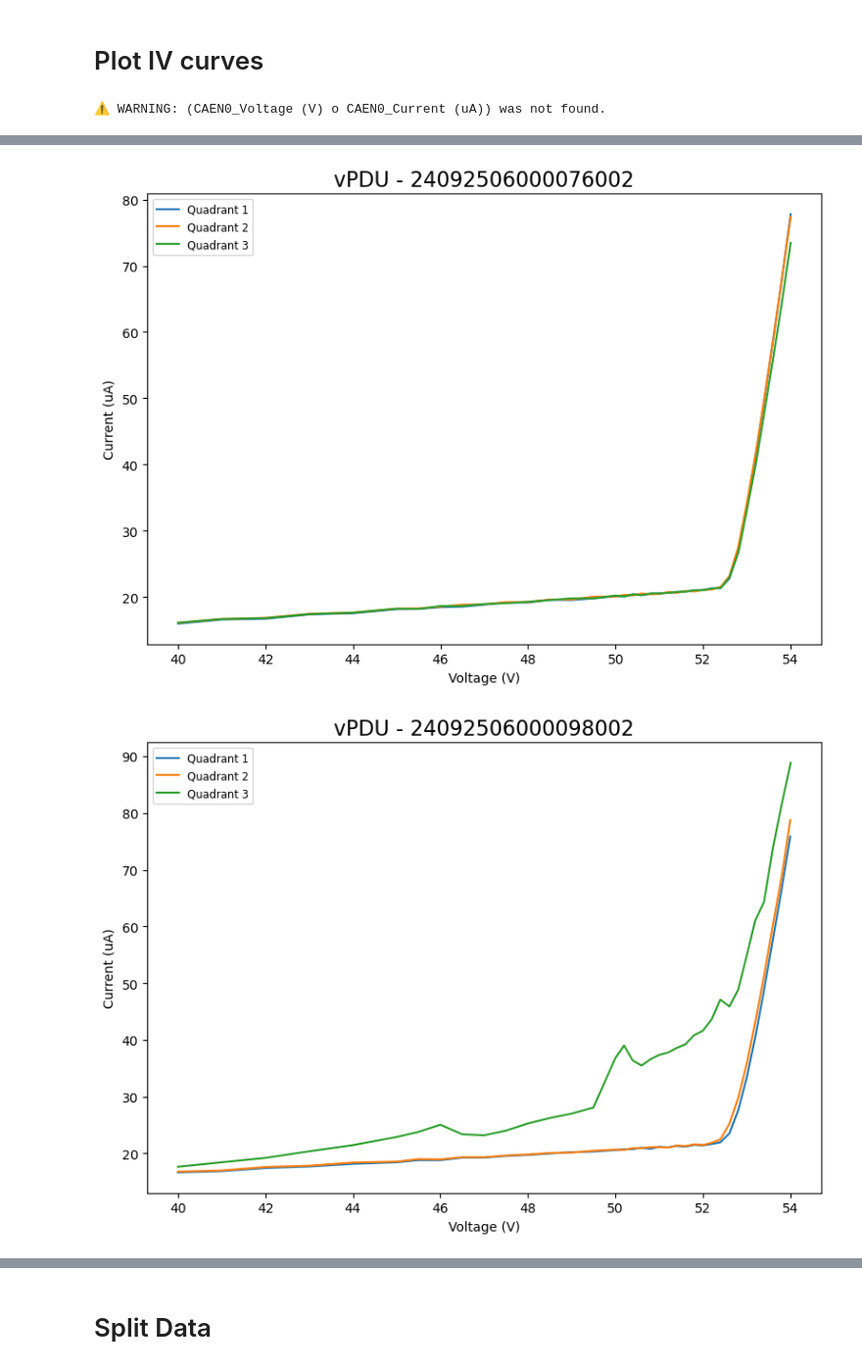
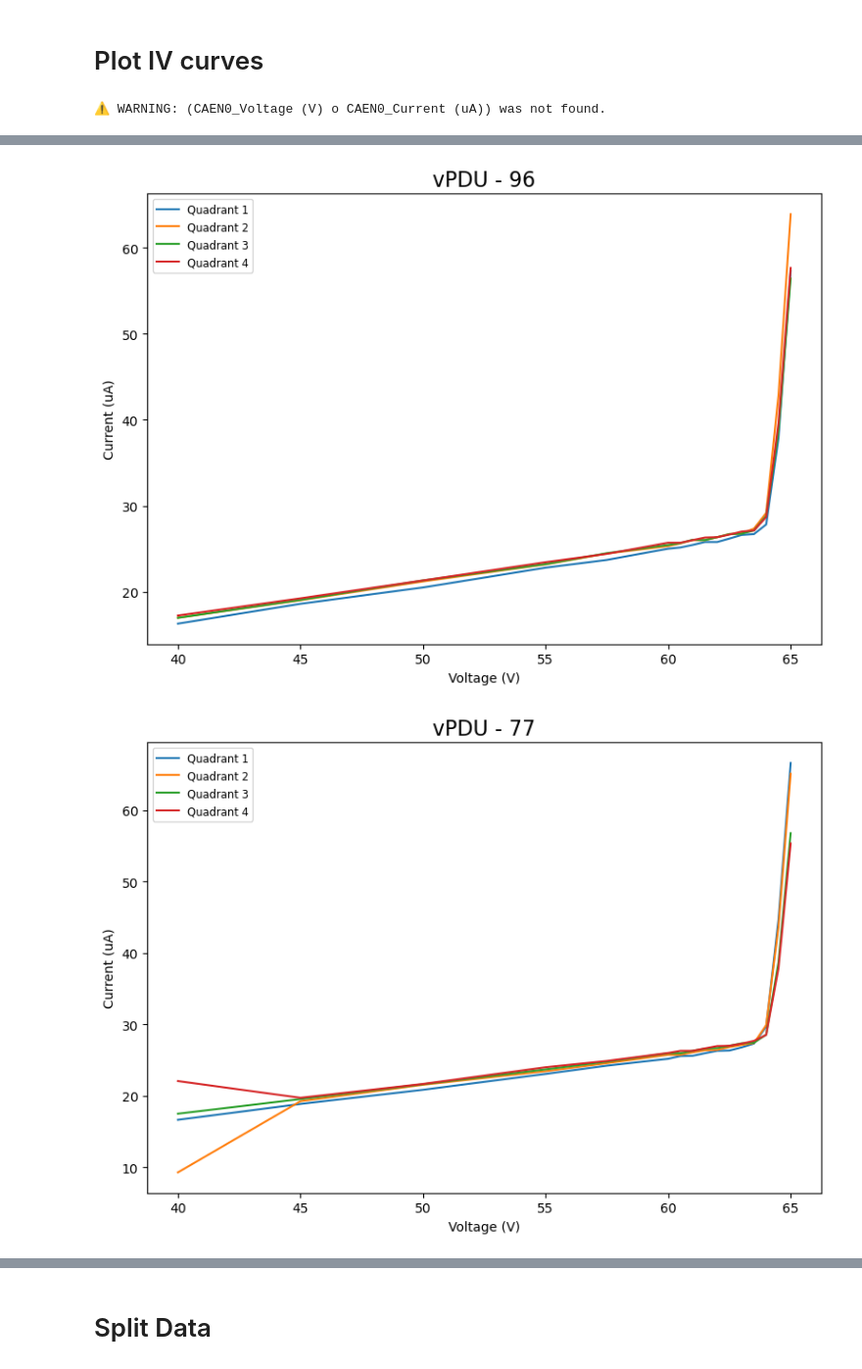
Before and after one commit to iftikharsafi7/vPDU_analysis, a Jupyter notebook: IVAnalysis.ipynb, the cells around one changed output, grey strips where cells are left out. Shown at 98% size. Cells and saved outputs as stored; diff of their text form; code cells hidden in the pictures.

Commit message:
Update for Test 5

```diff
--- a/IVAnalysis.ipynb
+++ b/IVAnalysis.ipynb
@@ -14,13 +14,19 @@ import IVAnalysis as IVAnalysis
 ## ----- INPUTS -----
 # %%
 # ---- INPUTS ----
-exp_campaign = 'spring25' #spring25, fall25
-batch = 4 #1, 2, 3, 4
-temperature = 'cold' #warm, cold
+exp_campaign = 'fall25' #spring25, fall25
+batch = 1 #1, 2, 3, 4
+temperature = 'warm' #warm, cold
 layer = 'bottom' #top, bottom
 configuration = 'quadrants' #quadrants, tiles
-date = '01072025' #ddmmyyyy
+date = '02102025' #ddmmyyyy
 time_step = '4' #s
+
+#------------------
+# Or you can put the path to the file directly
+fullpath = True
+fpath = '/home/diego/Desktop/Astrocent/vPDUs/Experimental_Campaigns/vPDU_fall25/Test_1/warm_tests/Data/IV/IV_warm_61_84_96_77_quadrants_02102025_4s.csv'
+configuration = 'quadrants' #quadrants, tiles
 
 save = False
 #------------------
@@ -37,7 +43,10 @@ tile_groups = ['1', '2', '3', '4']
 vpdusQR = load_setup(f'Test_{batch}/setup/vpdu_{layer}.json')
 
 if batch == 1:
-    vpdus = '51_48_98' if layer == 'top' else '92_75_94_65_85'
+    if exp_campaign == 'spring25':
+        vpdus = '51_48_98' if layer == 'top' else '92_75_94_65_85'
+    else:
+        vpdus = '53_97_100_76_48' if layer == 'top' else '61_84_96_77'
 elif batch == 2:
     vpdus = '98_57_83' if layer == 'top' else '76_103_65_51'
 elif batch == 3:
@@ -54,4 +63,7 @@ try:
 except FileNotFoundError:
     print('❌ FILE NOT FOUND. Check the date or the time step that has been used.')
     df = load_data(f'Test_{batch}/{temperature}_tests/Data/IV/IV_{temperature}_{vpdus}_{configuration}_{time_step}s.csv', n_vpdus= n_vpdus, threshold = 40)
+
+if fullpath:
+    df = load_data(fpath, n_vpdus= n_vpdus, threshold = 40)
 # %% [output]
@@ -71,7 +85,7 @@ elif configuration == 'quadrants':
 
     for i in range(n_vpdus):
             if f'CAEN{i}_Voltage (V)' in df.columns and f'CAEN{i}_Current (uA)' in df.columns:
-                plot_quadrant(df, f'CAEN{i}_Voltage (V)', f'CAEN{i}_Current (uA)', f"vPDU - {vpdusQR[i]}", save=save, save_path=f'Test_{batch}/{temperature}_tests/Plots/IV_{layer}/IV_{configuration}_{vpdusQR[i]}')
+                plot_quadrant(df, f'CAEN{i}_Voltage (V)', f'CAEN{i}_Current (uA)', f"vPDU - {vpdusQR[i]}", save=False, save_path=f'Test_{batch}/{temperature}_tests/Plots/IV_{layer}/IV_{configuration}_{vpdusQR[i]}')
             else:
                 print(f"⚠️ WARNING: ({f'CAEN{i}_Voltage (V)'} o {f'CAEN{i}_Current (uA)'}) was not found.")
     """
@@ -94,2 +108,2 @@ elif configuration == 'quadrants':
-[figure, old version]
+[figure, new version]
-[figure, old version]
+[figure, new version]
```
Also changed, not shown: parts of 4 cells of this notebook.
